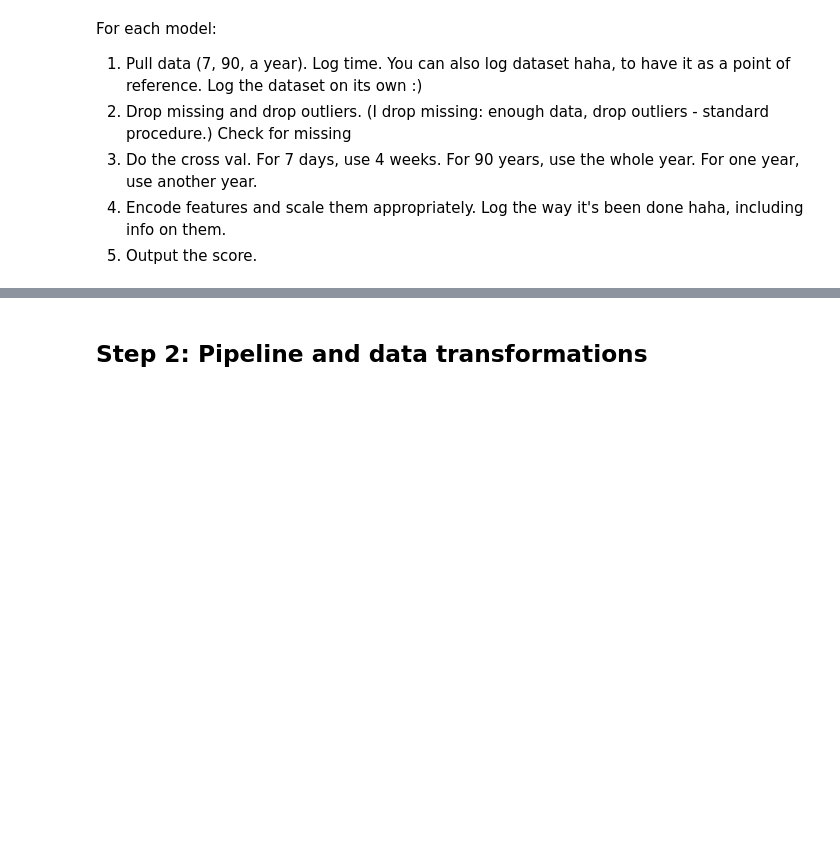
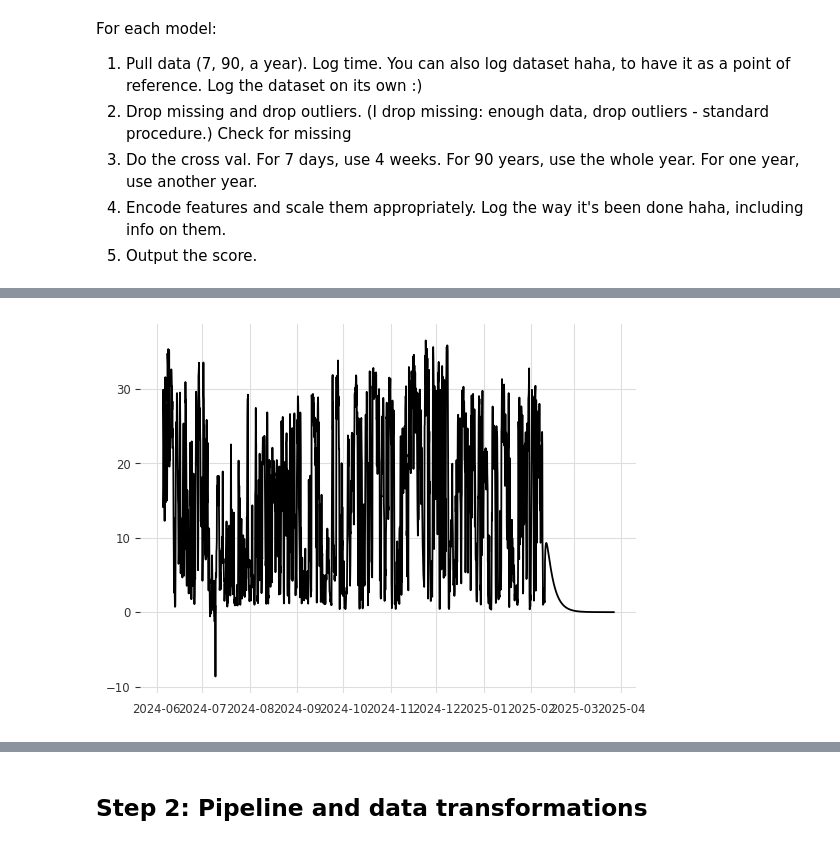
Before and after one commit to PLtier/Wind_Prediction_LSDA, a Jupyter notebook: notebooks/Assignment_1-Tutorial.ipynb, the cells around one changed output, grey strips where cells are left out. Cells and saved outputs as stored; diff of their text form; code cells hidden in the pictures; blank space fills up the shorter version.

```diff
--- a/notebooks/Assignment_1-Tutorial.ipynb
+++ b/notebooks/Assignment_1-Tutorial.ipynb
@@ -427,0 +429,14 @@ with InfluxDBClientWrapper() as client:
+# %%
+from darts import TimeSeries
+from wind_power.features import robust_timeseries_imputer, DirectionEncodingTransformer
+
+
+joined_dfs = robust_timeseries_imputer(joined_dfs)
+joined_dfs = DirectionEncodingTransformer('vector').fit_transform(joined_dfs)
+b = TimeSeries.from_dataframe(joined_dfs)
+# %%
+from darts.models import VARIMA
+
+
+a = VARIMA()
+a.fit(b)
@@ -564 +517,8 @@ ImportError: cannot import name 'x' from 'wind_power.features' (/Users/mpj-proje
+# %%
+p=a.predict(360).pd_dataframe()['Total']
+plt.figure()
+plt.plot(pd.concat([joined_dfs['Total'], p]))
+plt.show()
+# %% [output]
+[figure, added]
 # %%
```
Also changed, not shown: parts of 26 cells of this notebook, 1 other file.
